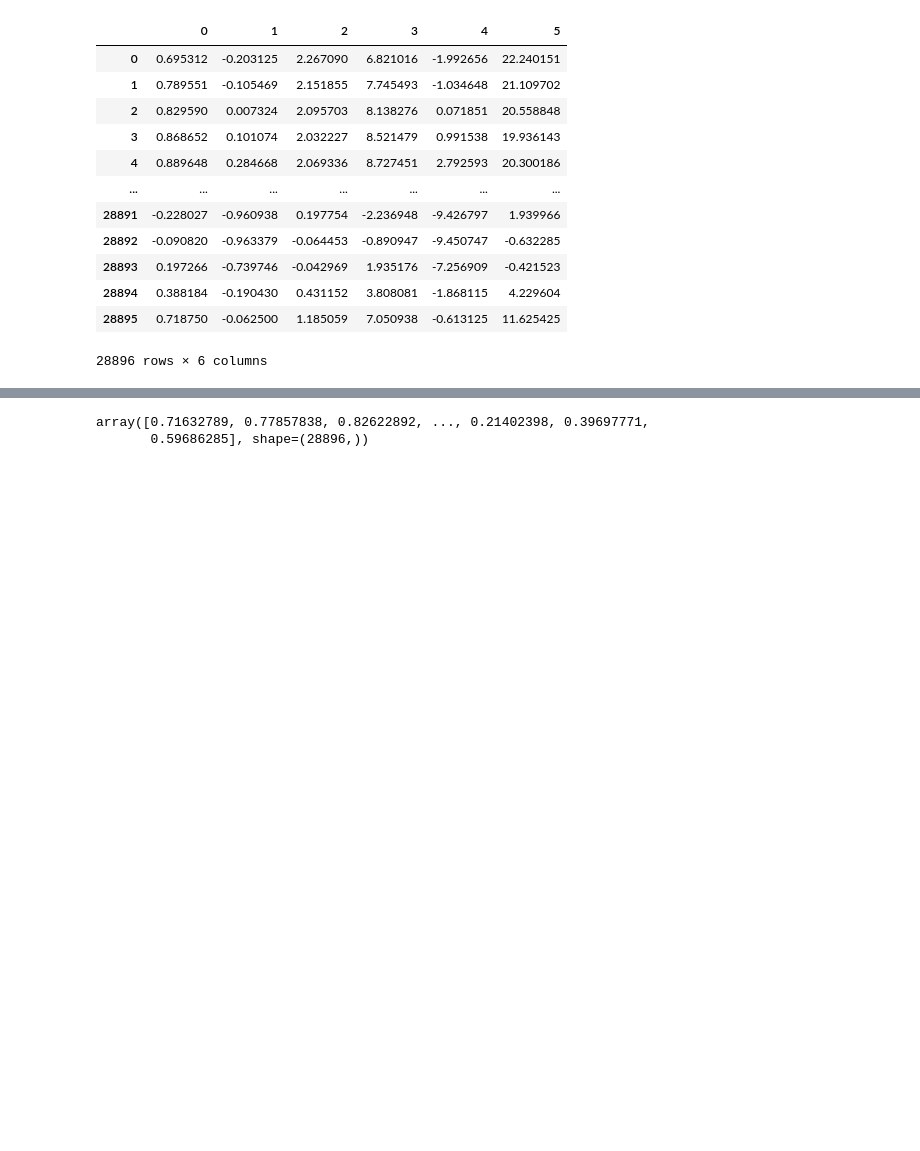
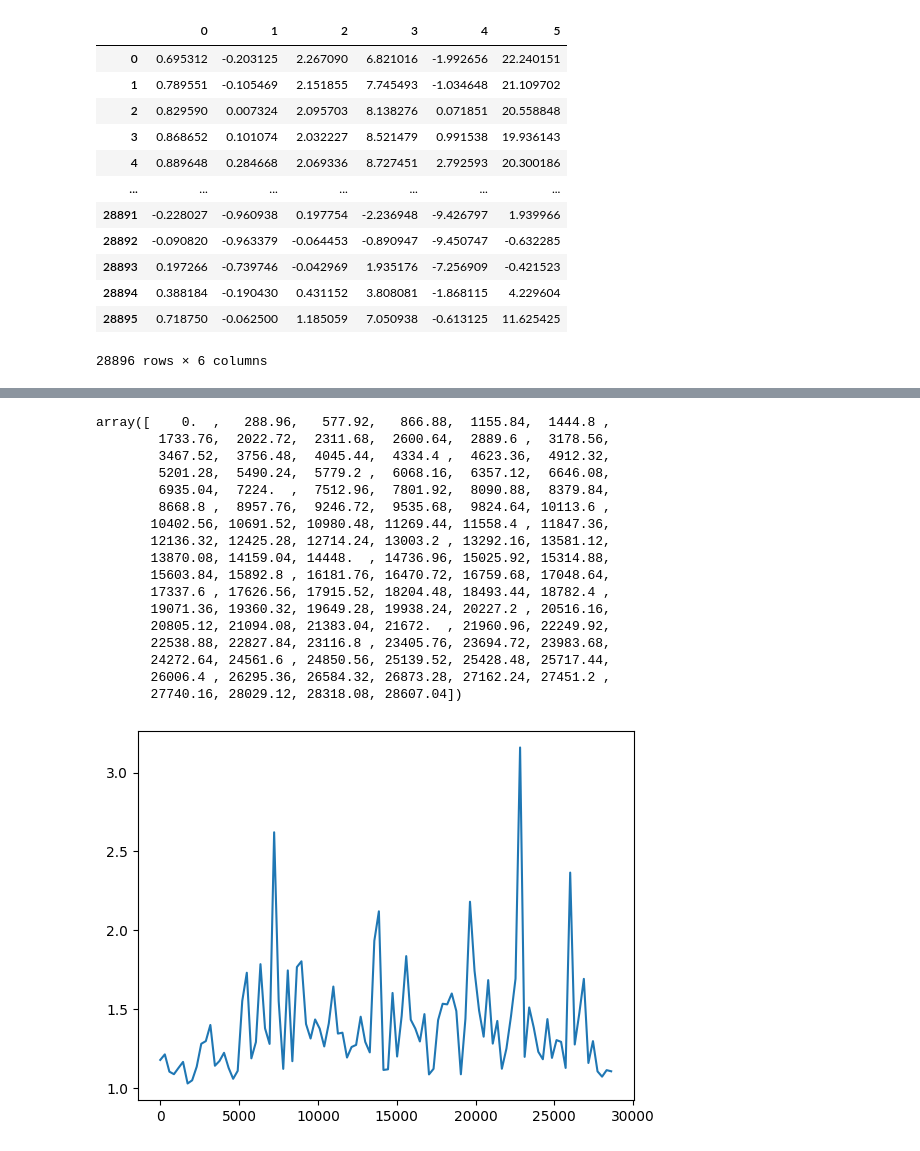
Before and after one commit to jgrk/accel-write, a Jupyter notebook: notebook.ipynb, the cells around one changed output, grey strips where cells are left out. Drawn from its saved outputs; the diff is of its cells as text; code cells hidden in the pictures; blank space fills up the shorter version.

```diff
--- a/notebook.ipynb
+++ b/notebook.ipynb
@@ -41,5 +43,29 @@ plt.plot(smooth_z)
 # %%
-signal.savgol_filter(df[0], 21, 3)
+n_out = 100
+n = z.size
+env, res = signal.envelope(z, n_out=n_out)
+t_out = np.arange(n_out) * (n / n_out)
+#plt.xlim(4800,5200)
+plt.plot(t_out, env+res)
+#plt.plot(z)
+#plt.plot(smooth_z)
+t_out
 # %% [output]
-array([0.71632789, 0.77857838, 0.82622892, ..., 0.21402398, 0.39697771,
-       0.59686285], shape=(28896,))
+array([    0.  ,   288.96,   577.92,   866.88,  1155.84,  1444.8 ,
+        1733.76,  2022.72,  2311.68,  2600.64,  2889.6 ,  3178.56,
+        3467.52,  3756.48,  4045.44,  4334.4 ,  4623.36,  4912.32,
+        5201.28,  5490.24,  5779.2 ,  6068.16,  6357.12,  6646.08,
+        6935.04,  7224.  ,  7512.96,  7801.92,  8090.88,  8379.84,
+        8668.8 ,  8957.76,  9246.72,  9535.68,  9824.64, 10113.6 ,
+       10402.56, 10691.52, 10980.48, 11269.44, 11558.4 , 11847.36,
+       12136.32, 12425.28, 12714.24, 13003.2 , 13292.16, 13581.12,
+       13870.08, 14159.04, 14448.  , 14736.96, 15025.92, 15314.88,
+       15603.84, 15892.8 , 16181.76, 16470.72, 16759.68, 17048.64,
+       17337.6 , 17626.56, 17915.52, 18204.48, 18493.44, 18782.4 ,
+       19071.36, 19360.32, 19649.28, 19938.24, 20227.2 , 20516.16,
+       20805.12, 21094.08, 21383.04, 21672.  , 21960.96, 22249.92,
+       22538.88, 22827.84, 23116.8 , 23405.76, 23694.72, 23983.68,
+       24272.64, 24561.6 , 24850.56, 25139.52, 25428.48, 25717.44,
+       26006.4 , 26295.36, 26584.32, 26873.28, 27162.24, 27451.2 ,
+       27740.16, 28029.12, 28318.08, 28607.04])
+[figure, added]
```
Also changed, not shown: parts of 4 cells of this notebook, 43 other files.
